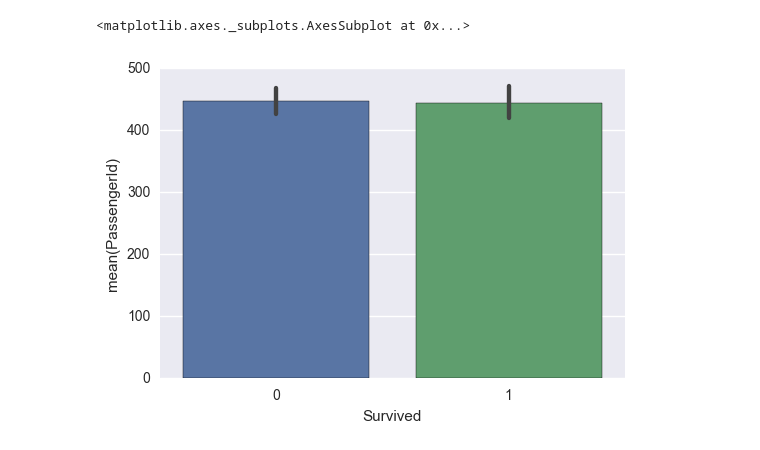
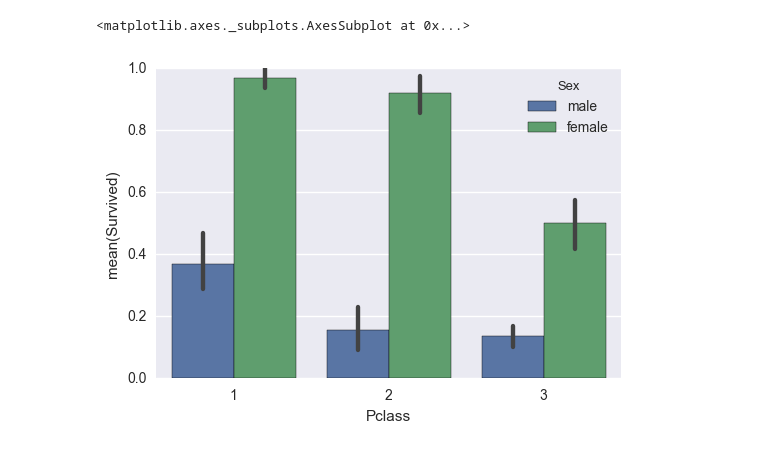
Before and after one commit to Shilpibhargava/Machine-Learning, a Jupyter notebook: Titanic - Machine Learning from Disaster.ipynb, the cells around one changed output. Cells and saved outputs as stored; diff of their text form; code cells hidden in the pictures.

Commit message:
more graphs

```diff
--- a/Titanic - Machine Learning from Disaster.ipynb
+++ b/Titanic - Machine Learning from Disaster.ipynb
@@ -8,7 +8,7 @@ import seaborn as sns
 train = pd.read_csv(r'C:\Users\hrao\Documents\Personal\HK\Python\train.csv')
 test = pd.read_csv(r'C:\Users\hrao\Documents\Personal\HK\Python\test.csv')
 # %%
-sns.barplot(x='Survived',y='PassengerId',data=train, hue='')
+sns.barplot(x='Pclass',y='Survived',data=train, hue='Sex')
 # %% [output]
 <matplotlib.axes._subplots.AxesSubplot at 0x...>
-[figure, old version]
+[figure, new version]
```
Also changed, not shown: parts of 4 cells of this notebook.
